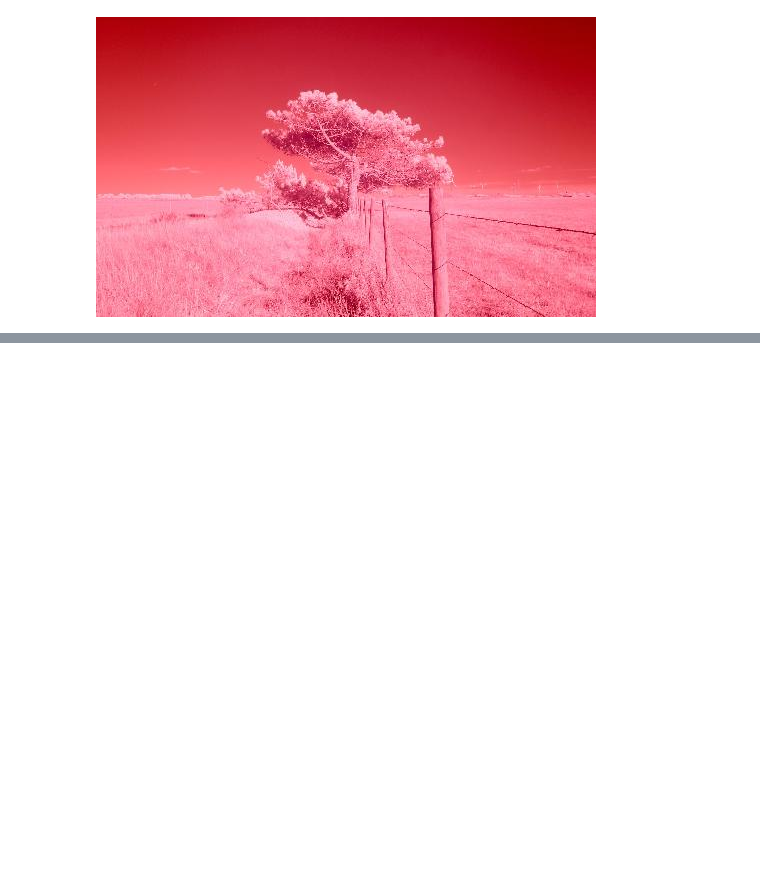
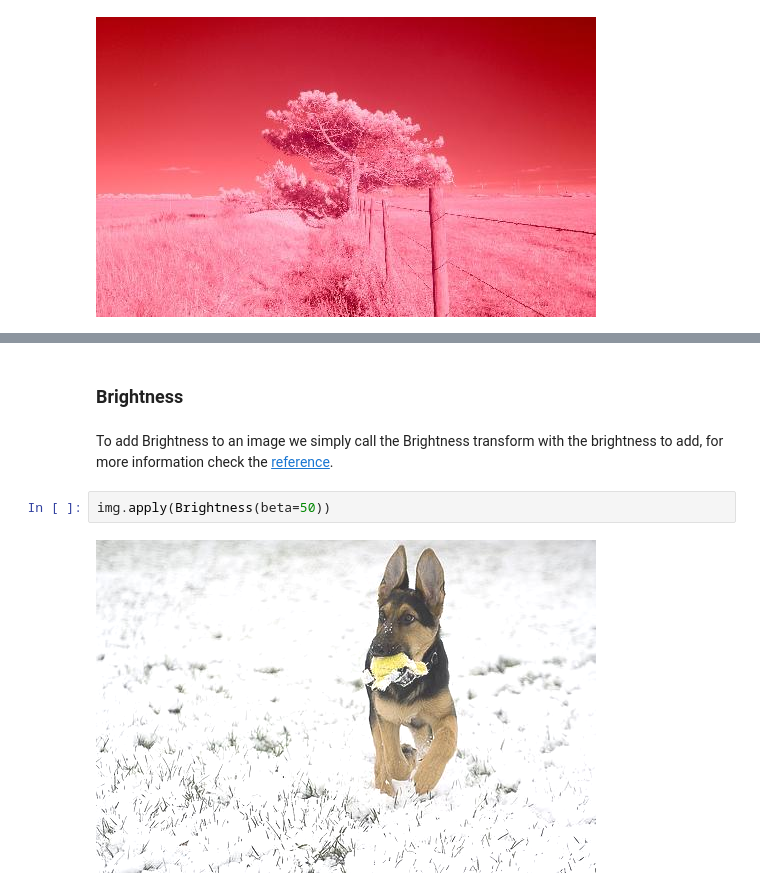
Before and after one commit to easycv/easycv, a Jupyter notebook: docs/source/examples/transforms/color.ipynb, the cells around one changed output, grey strips where cells are left out. Saved outputs shown, nothing was run; the diff lists cells and outputs as text; blank space fills up the shorter version.

```diff
--- a/docs/source/examples/transforms/color.ipynb
+++ b/docs/source/examples/transforms/color.ipynb
@@ -85,0 +102,8 @@ img.apply(ColorTransfer(source=src))
+# %% [markdown]
+### Brightness
+# %% [markdown]
+To add Brightness to an image we simply call the Brightness transform with the brightness to add, for more information check the [reference](../../reference/transforms/color.rst#easycv.transforms.color.Brightness).
+# %%
+img.apply(Brightness(beta=50))
+# %% [output]
+[figure, added]
```
Also changed, not shown: parts of 20 cells of this notebook, 2 other files.
